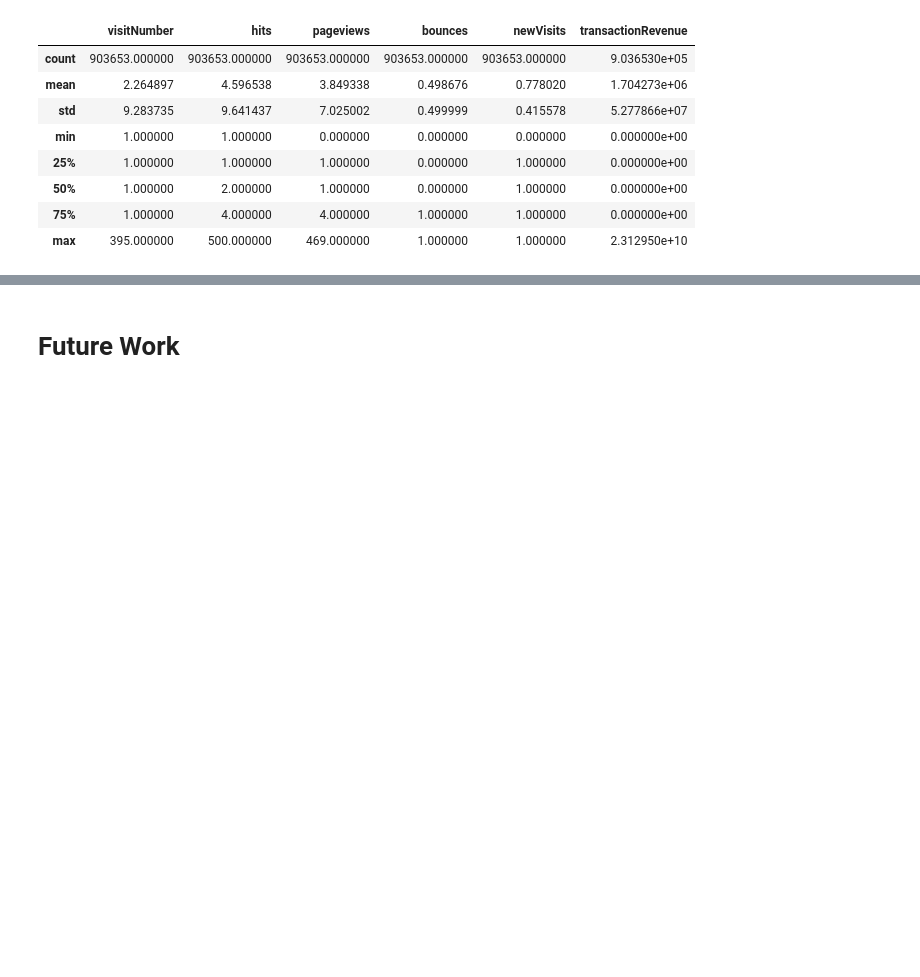
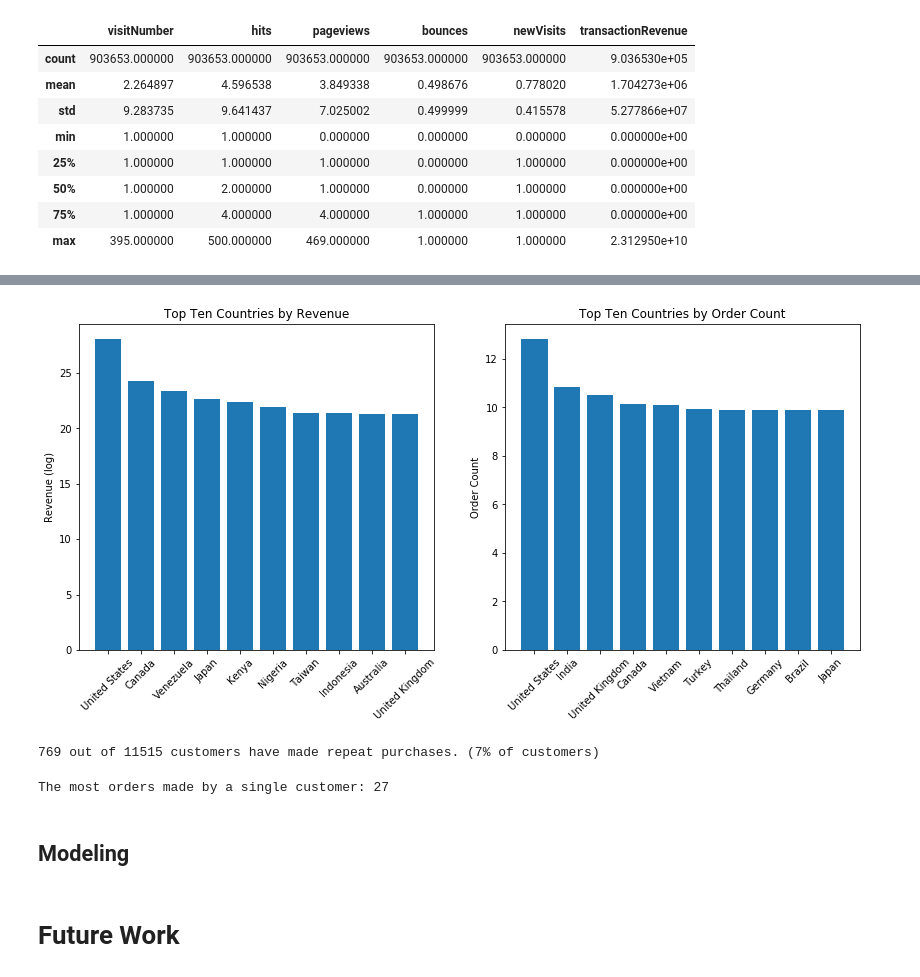
Before and after one commit to akelly66/Flatiron-School, a Jupyter notebook: Capstone-Project/CLV-attrition.ipynb, the cells around one changed output, grey strips where cells are left out. Drawn from its saved outputs; the diff is of its cells as text; code cells hidden in the pictures; blank space fills up the shorter version.

```diff
--- a/Capstone-Project/CLV-attrition.ipynb
+++ b/Capstone-Project/CLV-attrition.ipynb
@@ -311,0 +359,21 @@ dtype: object
+# %%
+country_df = df.groupby(by=['country']).agg({'fullVisitorId':'count', 'transactionRevenue':'sum'})
+# %%
+top_ten_by_rev = country_df.sort_values('transactionRevenue', ascending=False).head(10)
+top_ten_by_count = country_df.sort_values('fullVisitorId', ascending=False).head(10)
+# %%
+plt.figure(figsize=(14,6))
+
+plt.subplot(1,2,1)
+plt.bar(top_ten_by_rev.index,np.log(top_ten_by_rev['transactionRevenue']))
+plt.title('Top Ten Countries by Revenue')
+plt.ylabel('Revenue (log)')
+plt.xticks(rotation=45)
+
+plt.subplot(1,2,2)
+plt.bar(top_ten_by_count.index,np.log(top_ten_by_count['fullVisitorId']))
+plt.title('Top Ten Countries by Order Count')
+plt.ylabel('Order Count')
+plt.xticks(rotation=45);
+# %% [output]
+[figure, added]
@@ -312,2 +384,12 @@ dtype: object
+# %%
+print(f'{len(customer_df)} out of {len(purchase_df)} customers have made repeat purchases. ({round((len(customer_df)/len(purchase_df))*100)}% of customers)')
+# %% [output]
+769 out of 11515 customers have made repeat purchases. (7% of customers)
+# %%
+print(f'The most orders made by a single customer: {customer_df.visitNumber.max()}')
+# %% [output]
+The most orders made by a single customer: 27
+# %% [markdown]
+## Modeling
 # %% [markdown]
 # Future Work
```
Also changed, not shown: parts of 26 cells of this notebook, 1 other file.
